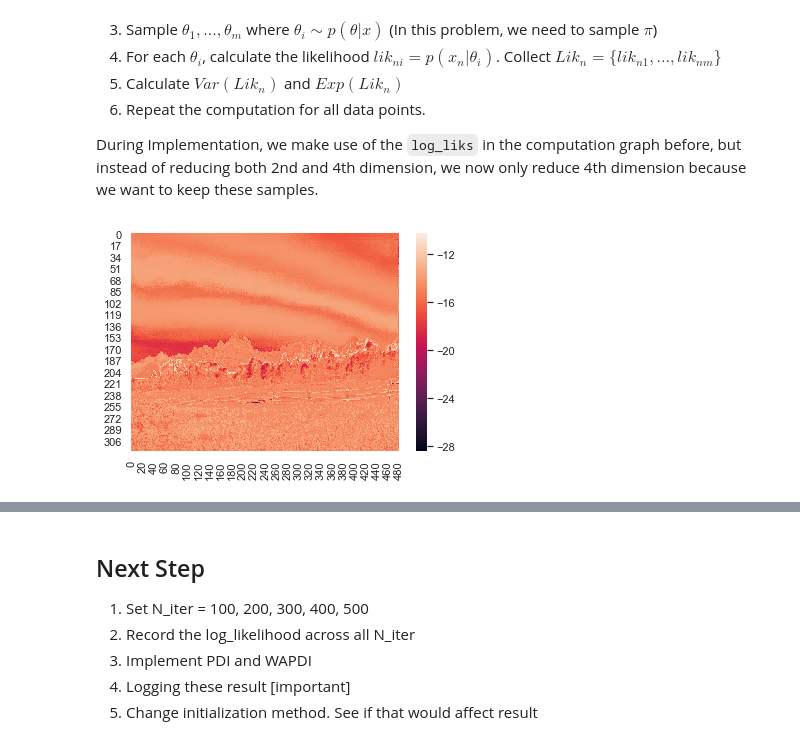
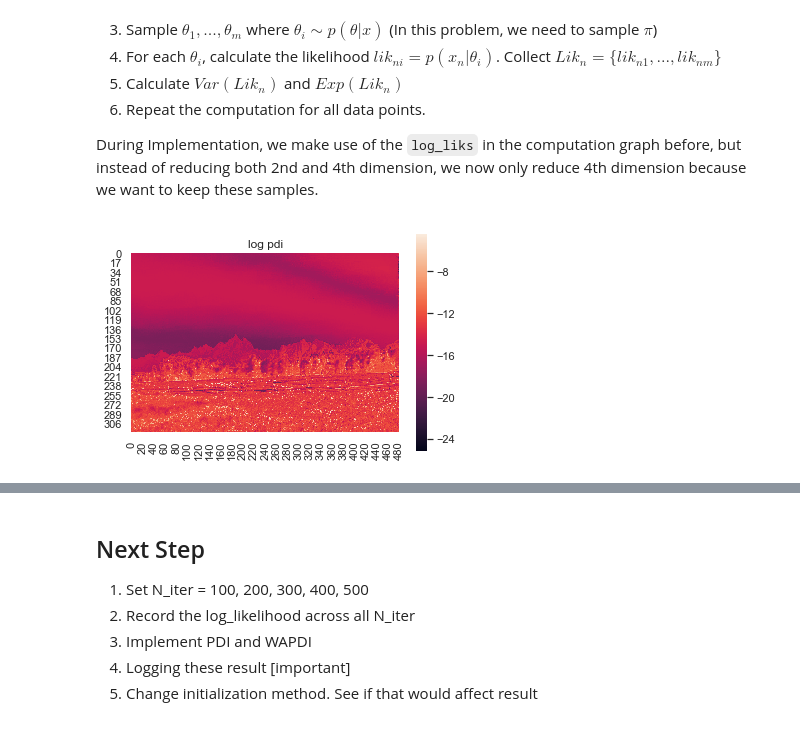
Before and after one commit to jiangzl2016/prob_prog_final_project, a Jupyter notebook: notebook-example/GMM_MCMC.ipynb, the cells around one changed output, grey strips where cells are left out. Drawn from its saved outputs; the diff is of its cells as text; code cells hidden in the pictures.

Commit message:
[bugfix] PDI and WAPDI using log_sum result.

```diff
--- a/notebook-example/GMM_MCMC.ipynb
+++ b/notebook-example/GMM_MCMC.ipynb
@@ -150,7 +156,7 @@ array([[123.32508  , 157.19247  , 183.54625  ],
 # %%
 # Calculate likelihood for each data point and cluster assignment,
-# averaged over many posterior samples. ``x_post`` has shape (N, 100, K, D).
-M = 100 #这步可以提前和mu sigma一起sample
+# averaged over many posterior samples. ``x_post`` has shape (N, 100, K, D).]
+M = 200
 mu_sample = qmu.sample(M)
 sigmasq_sample = qsigma.sample(M)
 pi_sample = qpi.sample(M)
@@ -239,12 +240,14 @@ plt.imshow(img)
 # %%
 # correction part
 log_liks_3 = x_post.log_prob(x_broadcasted)
-log_liks_3 = tf.reduce_sum(log_liks_3, 3)
-pi_samples_tiled_3 = tf.tile(tf.expand_dims(pi_sample, 0), [N, 1,1]) # [500, 100, 7], [N, M, K]
+log_liks_3 = tf.reduce_sum(log_liks_3, 3) #[N, M, K]
+pi_samples_tiled_3 = tf.tile(tf.expand_dims(tf.log(pi_sample), 0), [N, 1,1]) # [500, 100, 7], [N, M, K]
 sum_log_pi_normal_3 = tf.add(pi_samples_tiled_3,log_liks_3) # [500, 100, 7]
 x_max_3 = tf.reduce_max(sum_log_pi_normal_3, axis=2) # [500, 100]
 edited_log_sum_3 = tf.add(x_max_3, tf.log(tf.reduce_sum(tf.exp(sum_log_pi_normal_3 - tf.expand_dims(x_max_3, 2)), axis=2))) #[500, 100]
-averaged_total_log_liks_over_pi_samples_3 = tf.reduce_mean(tf.reduce_sum(c, 0), 0)
+averaged_total_log_liks_over_pi_samples_3 = tf.reduce_mean(tf.reduce_sum(edited_log_sum_3, 0), 0)
+averaged_expected_log_liks_over_pi_samples_3 = tf.reduce_mean(tf.reduce_mean(edited_log_sum_3, 0), 0)
+averaged_log_liks_pointwise = tf.reduce_mean(edited_log_sum_3, 1)
 # %%
 # using log sum trick
 #log_pi_sample = tf.log(pi_sample)    #错误: 在上一步时log_liks 不应该合并先100个(mu, sigma)sample. 而是应该把pi 与这些(mu,sigma)并列。
@@ -256,3 +259,5 @@ averaged_total_log_liks_over_pi_samples_3 = tf.reduce_mean(tf.reduce_sum(c, 0),
 #averaged_total_log_liks_over_pi_samples = tf.reduce_mean(tf.reduce_sum(edited_log_sum, 1), 0)
 # %%
 total_total_log_liks_value = sess.run(averaged_total_log_liks_over_pi_samples_3)
+expected_log_liks_value = sess.run(averaged_expected_log_liks_over_pi_samples_3)
+pointwise_log_liks_value = sess.run(averaged_log_liks_pointwise)
@@ -313,8 +314,16 @@ pdi_values = sess.run(pdi)
+# %%
+# PDI II
+pdi_mean, pdi_variance = tf.nn.moments(tf.exp(edited_log_sum_3), axes=[1])
+pdi = tf.divide(pdi_variance, pdi_mean)
+pdi_values = sess.run(pdi)
 # %%
 # generate x and y of image
 sns.set()
 nrows, ncols = img.shape[0], img.shape[1]
-reshaped_pdi_values = np.reshape(pdi_values, (nrows, ncols))
-ax = sns.heatmap(np.log(reshaped_pdi_values))
+log_reshaped_pdi_values = np.log(np.reshape(pdi_values, (nrows, ncols)))
+ax = sns.heatmap(log_reshaped_pdi_values)
+ax.set_title("log pdi")
+plt.imshow(log_reshaped_pdi_values)
+plt.savefig('../tmp/img_result/{}/logpdi_img={}_K={}_T={}_Time={}.png'.format(current_time, img_no, K, T, current_time))
 # %% [output]
-[figure, old version]
+[figure, new version]
```
Also changed, not shown: parts of 36 cells of this notebook.
